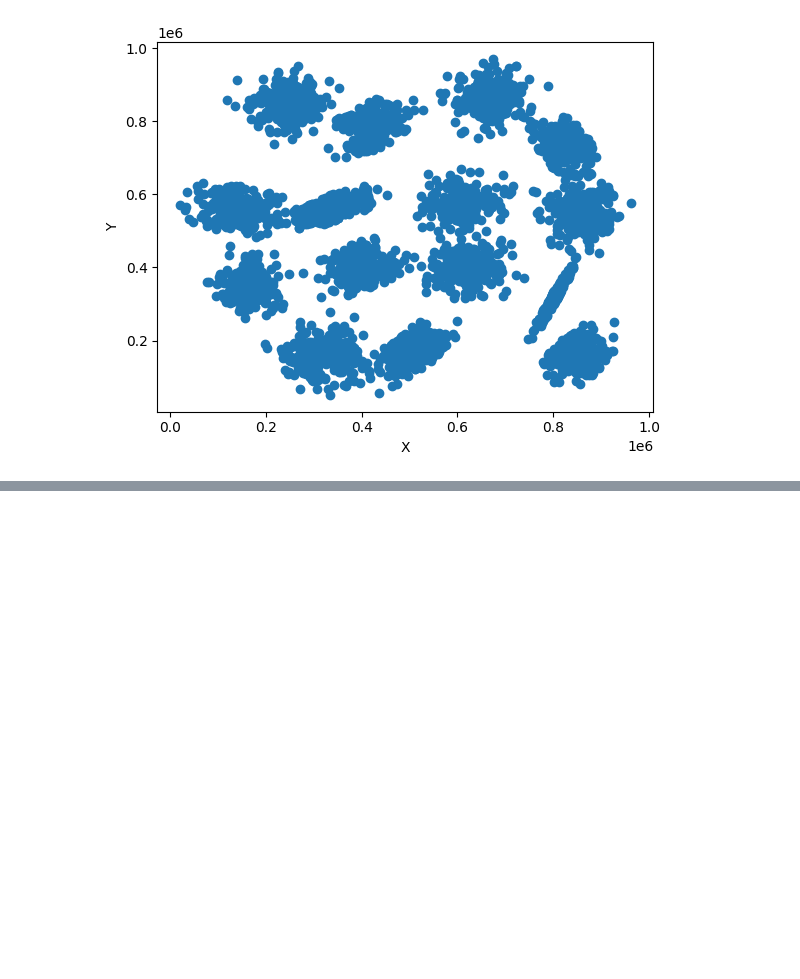
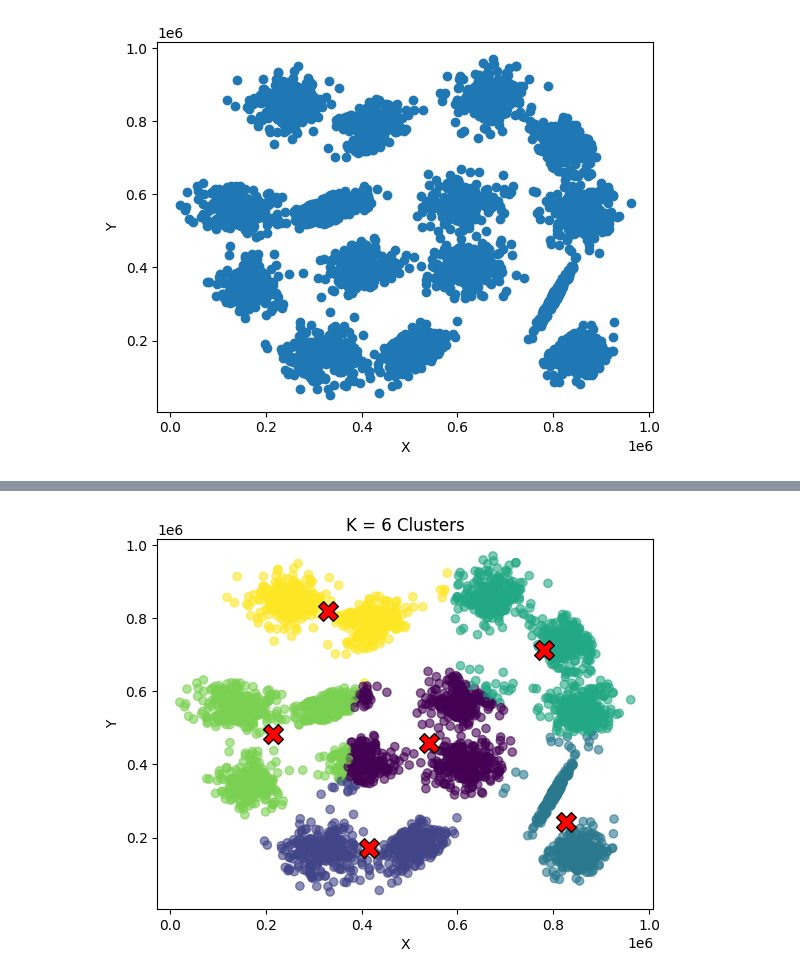
Before and after one commit to UsmanKhalil25/MMD, a Jupyter notebook: q1.ipynb, the cells around one changed output, grey strips where cells are left out. Saved outputs shown, nothing was run; the diff lists cells and outputs as text; code cells hidden in the pictures; blank space fills up the shorter version.

```diff
--- a/q1.ipynb
+++ b/q1.ipynb
@@ -267,0 +155,16 @@ print(labels)
+# %%
+
+# --- K=6 ---
+kmeans_6 = KMeans(n_clusters=6, random_state=42)
+labels_6 = kmeans_6.fit_predict(data)
+
+plt.scatter(x, y, c=labels_6, cmap='viridis', alpha=0.6)
+plt.scatter(kmeans_6.cluster_centers_[:, 0],
+            kmeans_6.cluster_centers_[:, 1],
+            s=200, c='red', marker='X', edgecolors='black')
+plt.title("K = 6 Clusters")
+plt.xlabel("X")
+plt.ylabel("Y")
+plt.show()
+# %% [output]
+[figure, added]
```
Also changed, not shown: parts of 44 cells of this notebook.
